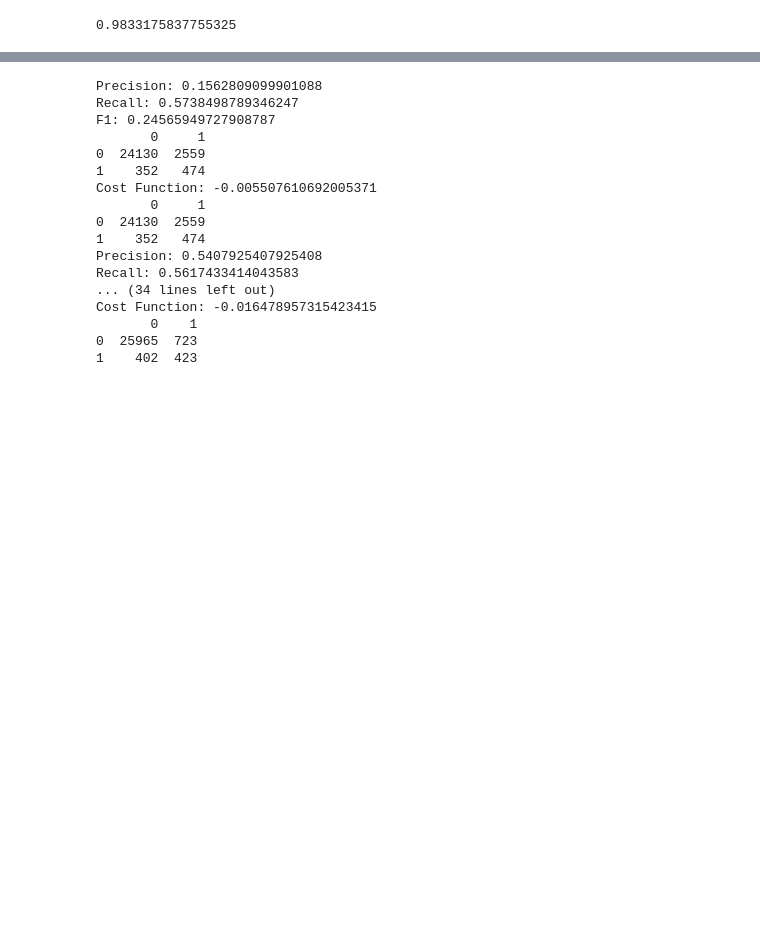
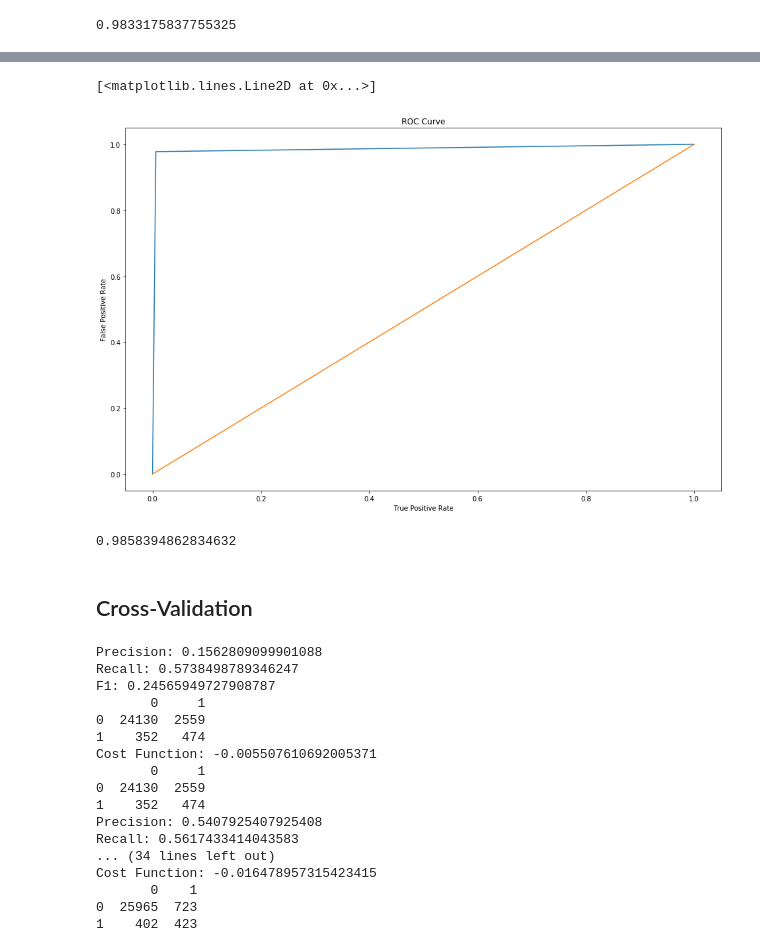
Before and after one commit to ortsed/eia-fuel-costs, a Jupyter notebook: 5-Coal-Analysis.ipynb, the cells around one changed output, grey strips where cells are left out. Drawn from its saved outputs; the diff is of its cells as text; code cells hidden in the pictures; blank space fills up the shorter version.

```diff
--- a/5-Coal-Analysis.ipynb
+++ b/5-Coal-Analysis.ipynb
@@ -166,3 +234,25 @@ from sklearn.model_selection import KFold
+# %%
+y_pred_proba = results.predict_proba(X_test)
+# %%
+y_pred_proba_1 = [x[1] for x in y_pred_proba]
+# %%
+pr = roc_curve(y_test, y_pred_proba_1)
+# %%
+fig = plt.figure(figsize=(16,10))
+plt.title("ROC Curve")
+plt.xlabel("True Positive Rate")
+plt.ylabel("False Positive Rate")
+plt.plot(pr[0], pr[1])
+plt.plot(pr[0],pr[0])
+# %% [output]
+[<matplotlib.lines.Line2D at 0x...>]
+[figure, added]
+# %%
+auc(pr[0], pr[1])
+# %% [output]
+0.9858394862834632
+# %% [markdown]
+## Cross-Validation
 # %%
 cross_val_score(results, X, y, scoring=coster, cv=5)
 # %% [output]
```
Also changed, not shown: parts of 22 cells of this notebook, 7 other files.
